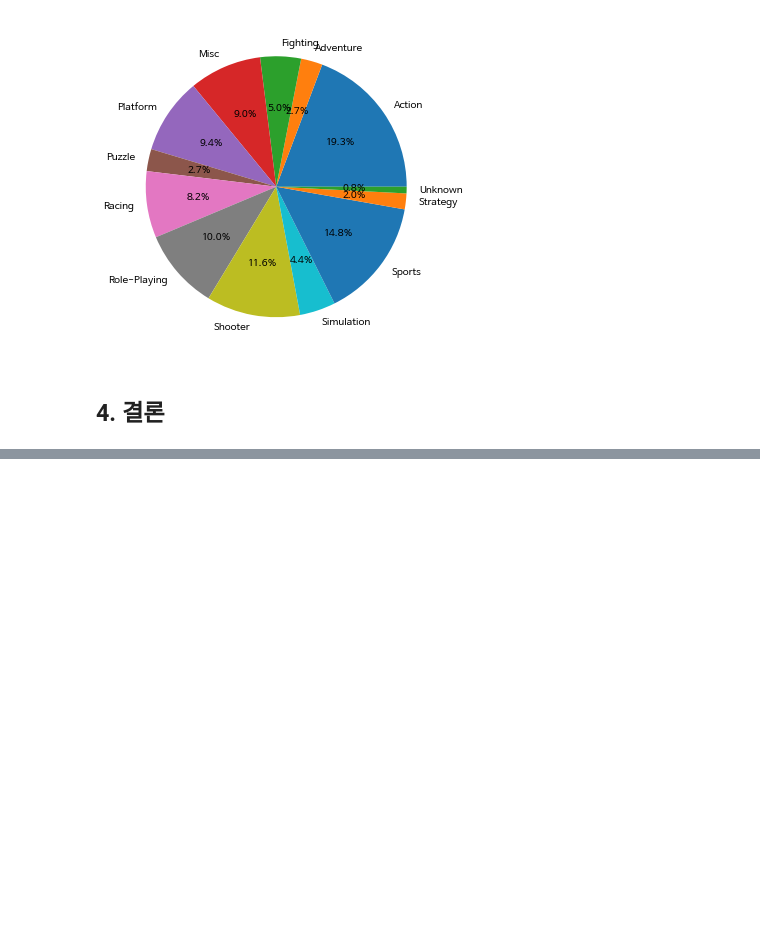
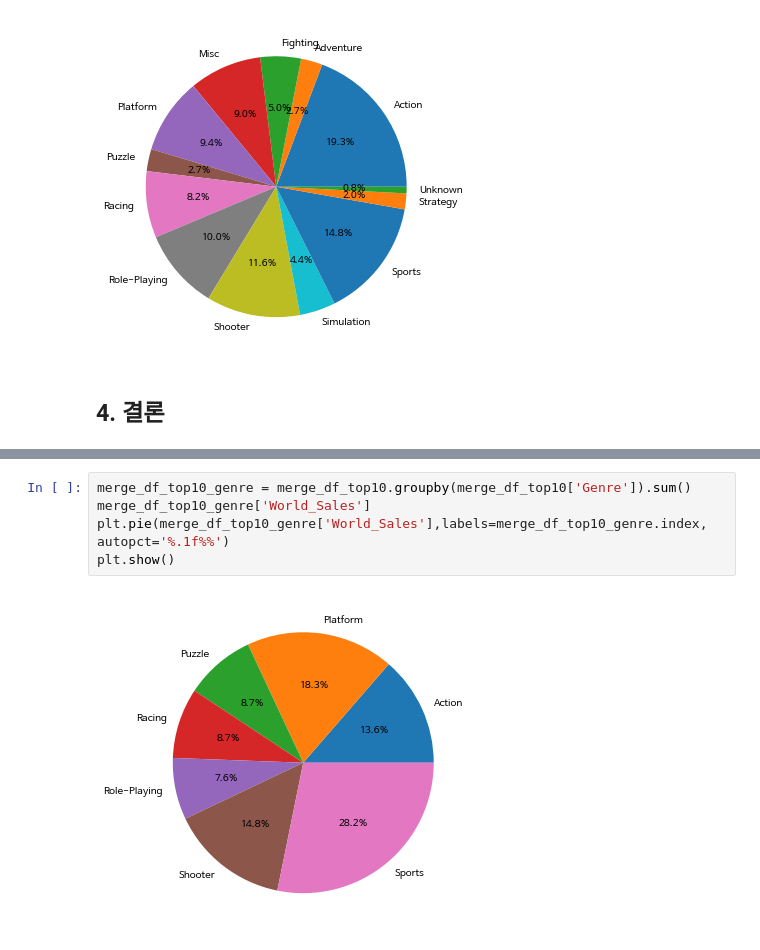
Before and after one commit to y001003/Bootcamp, a Jupyter notebook: Section1_Project.ipynb, the cells around one changed output, grey strips where cells are left out. Drawn from its saved outputs; the diff is of its cells as text; blank space fills up the shorter version.

```diff
--- a/Section1_Project.ipynb
+++ b/Section1_Project.ipynb
@@ -454,0 +483,7 @@ plt.show()
+# %%
+merge_df_top10_genre = merge_df_top10.groupby(merge_df_top10['Genre']).sum()
+merge_df_top10_genre['World_Sales']
+plt.pie(merge_df_top10_genre['World_Sales'],labels=merge_df_top10_genre.index, autopct='%.1f%%')
+plt.show()
+# %% [output]
+[figure, added]
```
Also changed, not shown: parts of 13 cells of this notebook.
